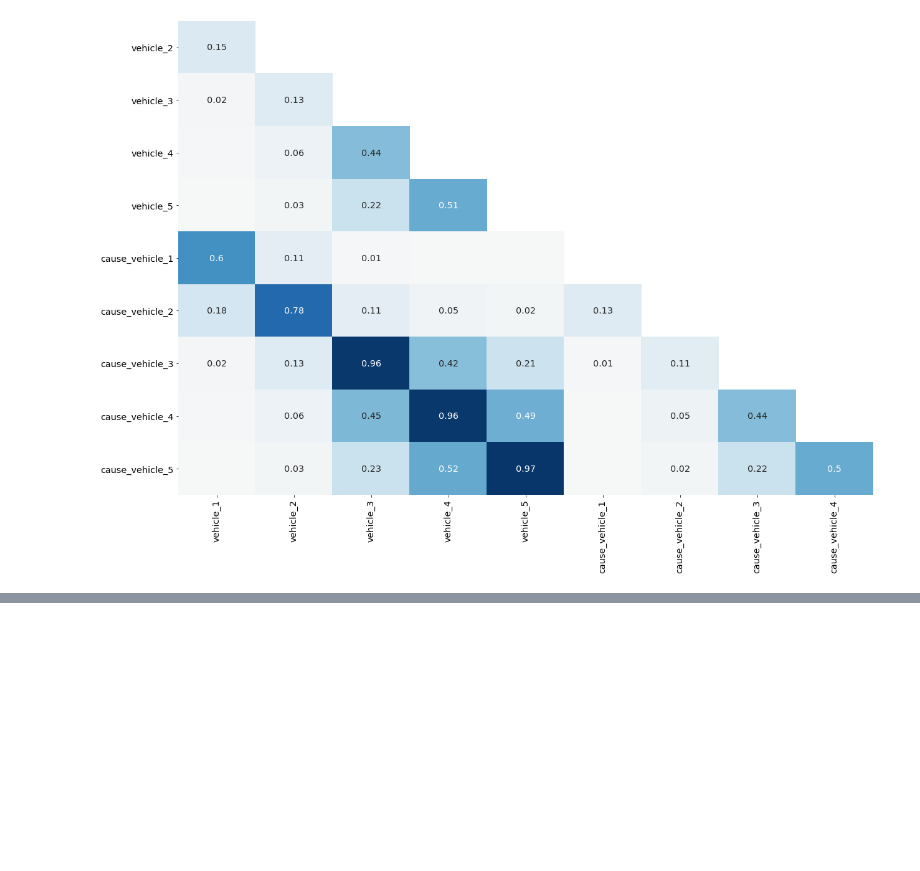
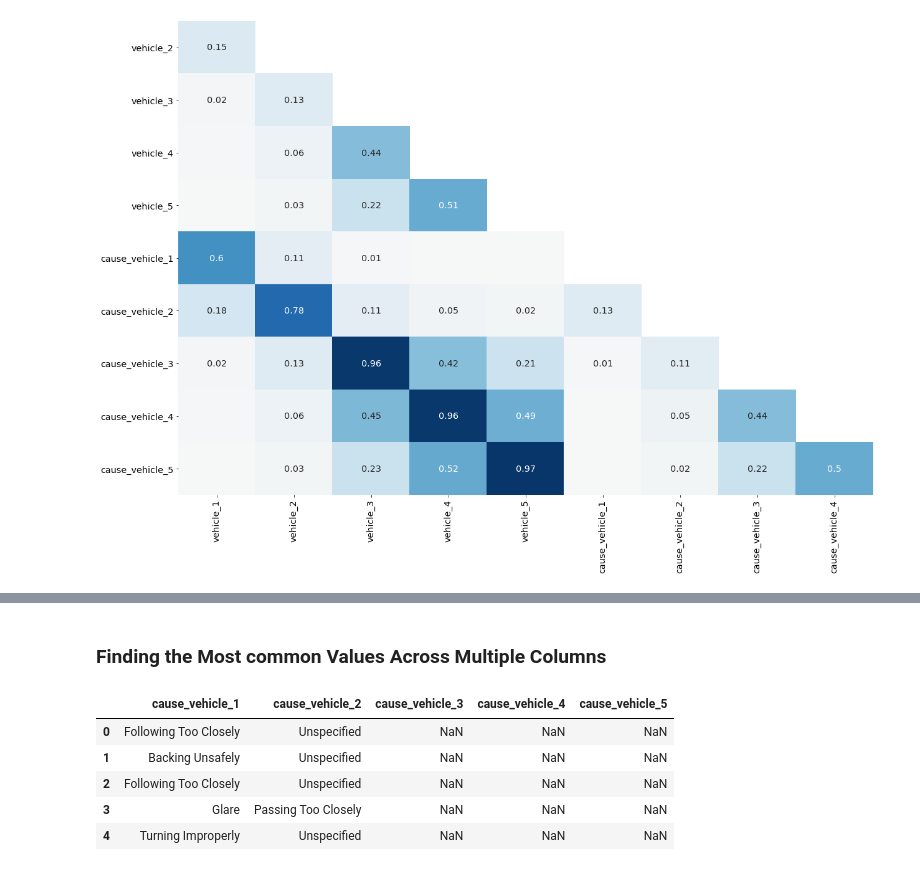
Before and after one commit to hoangvn111/Data-Cleaning-in-Python-Advanced, a Jupyter notebook: Data_Cleaning_in_Python_Advanced.ipynb, the cells around one changed output, grey strips where cells are left out. Cells and saved outputs as stored; diff of their text form; code cells hidden in the pictures; blank space fills up the shorter version.

```diff
--- a/Data_Cleaning_in_Python_Advanced.ipynb
+++ b/Data_Cleaning_in_Python_Advanced.ipynb
@@ -1339,0 +1423,13 @@ plot_null_correlations(vehicle)
+# %% [markdown]
+### Finding the Most common Values Across Multiple Columns
+# %%
+cause_cols = [c for c in mvc.columns if "cause_" in c]
+cause = mvc[cause_cols]
+cause.head()
+# %% [output]
+|  | cause_vehicle_1 | cause_vehicle_2 | cause_vehicle_3 | cause_vehicle_4 | cause_vehicle_5 |
+| 0 | Following Too Closely | Unspecified | NaN | NaN | NaN |
+| 1 | Backing Unsafely | Unspecified | NaN | NaN | NaN |
+| 2 | Following Too Closely | Unspecified | NaN | NaN | NaN |
+| 3 | Glare | Passing Too Closely | NaN | NaN | NaN |
+| 4 | Turning Improperly | Unspecified | NaN | NaN | NaN |
```
Also changed, not shown: parts of 27 cells of this notebook.
